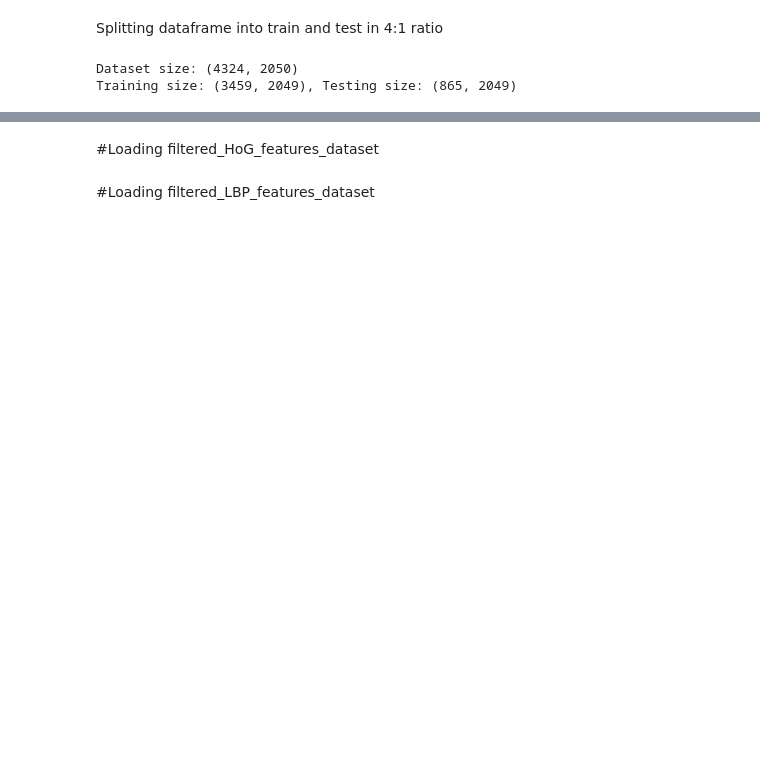
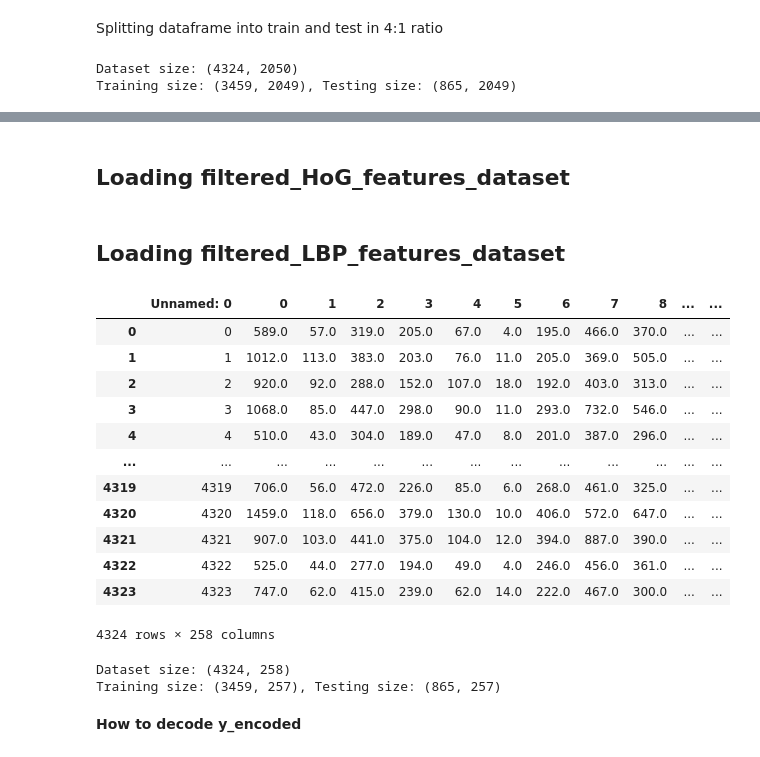
Before and after one commit to AgarwalMayank2/Face_Detection, a Jupyter notebook: processed_dataset/How_to_use_processed_dataset.ipynb, the cells around one changed output, grey strips where cells are left out. Cells and saved outputs as stored; diff of their text form; code cells hidden in the pictures; blank space fills up the shorter version.

```diff
--- a/processed_dataset/How_to_use_processed_dataset.ipynb
+++ b/processed_dataset/How_to_use_processed_dataset.ipynb
@@ -69,2 +75,2 @@ print(y_decoded)
 # %% [markdown]
-#Loading filtered_HoG_features_dataset
+## Loading filtered_HoG_features_dataset
@@ -71,2 +79,45 @@ print(y_decoded)
 # %% [markdown]
-#Loading filtered_LBP_features_dataset
+## Loading filtered_LBP_features_dataset
+# %%
+url_filtered_LBP_features_dataset = 'https://raw.githubusercontent.com/AgarwalMayank2/Face_Detection/refs/heads/main/processed_dataset/filtered_LBP_features_dataset.csv' #for CNN limited
+df_LBP = pd.read_csv(url_filtered_LBP_features_dataset) # reading url for extracted CNN_features_dataset_limited.csv
+df_LBP
+# %% [output]
+|  | Unnamed: 0 | 0 | 1 | 2 | 3 | 4 | 5 | 6 | 7 | 8 | ... | ... |
+| 0 | 0 | 589.0 | 57.0 | 319.0 | 205.0 | 67.0 | 4.0 | 195.0 | 466.0 | 370.0 | ... | ... |
+| 1 | 1 | 1012.0 | 113.0 | 383.0 | 203.0 | 76.0 | 11.0 | 205.0 | 369.0 | 505.0 | ... | ... |
+| 2 | 2 | 920.0 | 92.0 | 288.0 | 152.0 | 107.0 | 18.0 | 192.0 | 403.0 | 313.0 | ... | ... |
+| 3 | 3 | 1068.0 | 85.0 | 447.0 | 298.0 | 90.0 | 11.0 | 293.0 | 732.0 | 546.0 | ... | ... |
+| 4 | 4 | 510.0 | 43.0 | 304.0 | 189.0 | 47.0 | 8.0 | 201.0 | 387.0 | 296.0 | ... | ... |
+| ... | ... | ... | ... | ... | ... | ... | ... | ... | ... | ... | ... | ... |
+| 4319 | 4319 | 706.0 | 56.0 | 472.0 | 226.0 | 85.0 | 6.0 | 268.0 | 461.0 | 325.0 | ... | ... |
+| 4320 | 4320 | 1459.0 | 118.0 | 656.0 | 379.0 | 130.0 | 10.0 | 406.0 | 572.0 | 647.0 | ... | ... |
+| 4321 | 4321 | 907.0 | 103.0 | 441.0 | 375.0 | 104.0 | 12.0 | 394.0 | 887.0 | 390.0 | ... | ... |
+| 4322 | 4322 | 525.0 | 44.0 | 277.0 | 194.0 | 49.0 | 4.0 | 246.0 | 456.0 | 361.0 | ... | ... |
+| 4323 | 4323 | 747.0 | 62.0 | 415.0 | 239.0 | 62.0 | 14.0 | 222.0 | 467.0 | 300.0 | ... | ... |
+4324 rows × 258 columns
+# %%
+# Separate features and labels
+X = df_LBP.iloc[:, :-1]
+y = df_LBP.iloc[:, -1]
+
+# Encode labels (alphabetically)
+label_encoder = LabelEncoder()
+y_encoded = label_encoder.fit_transform(y)
+# encoding is benificial as working on numbers is lot easier than working on string
+
+# Ensure stratified split (16 training, 4 testing per class)
+X_train_LBP, X_test_LBP, y_train_LBP, y_test_LBP = train_test_split(X, y_encoded, test_size=1/5, random_state=42, stratify=y_encoded)
+
+# Normalize features
+scaler = StandardScaler()
+X_train_LBP = scaler.fit_transform(X_train_LBP)
+X_test_LBP = scaler.transform(X_test_LBP)
+
+print(f"Dataset size: {df_LBP.shape}")
+print(f"Training size: {X_train_LBP.shape}, Testing size: {X_test_LBP.shape}")
+# %% [output]
+Dataset size: (4324, 258)
+Training size: (3459, 257), Testing size: (865, 257)
+# %% [markdown]
+**How to decode y_encoded**
```
Also changed, not shown: parts of 16 cells of this notebook.
